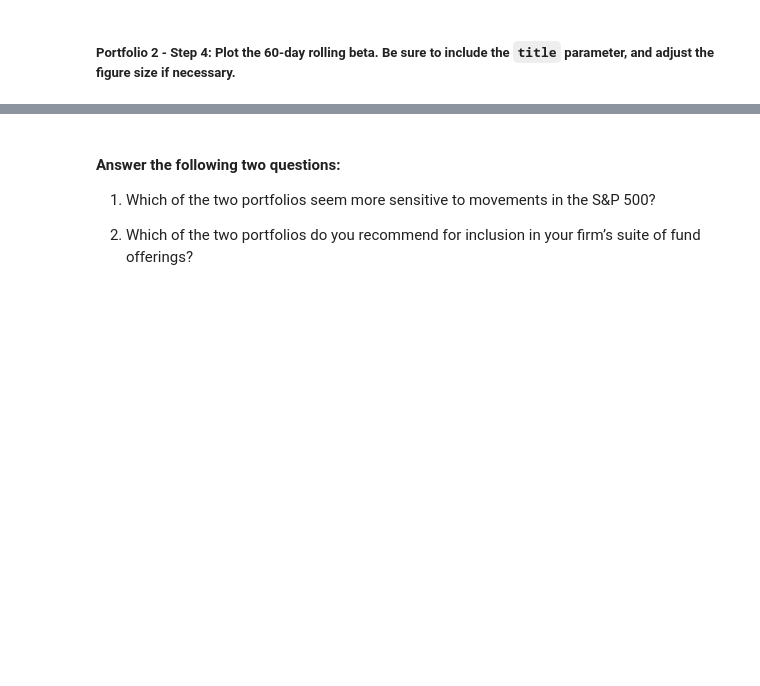
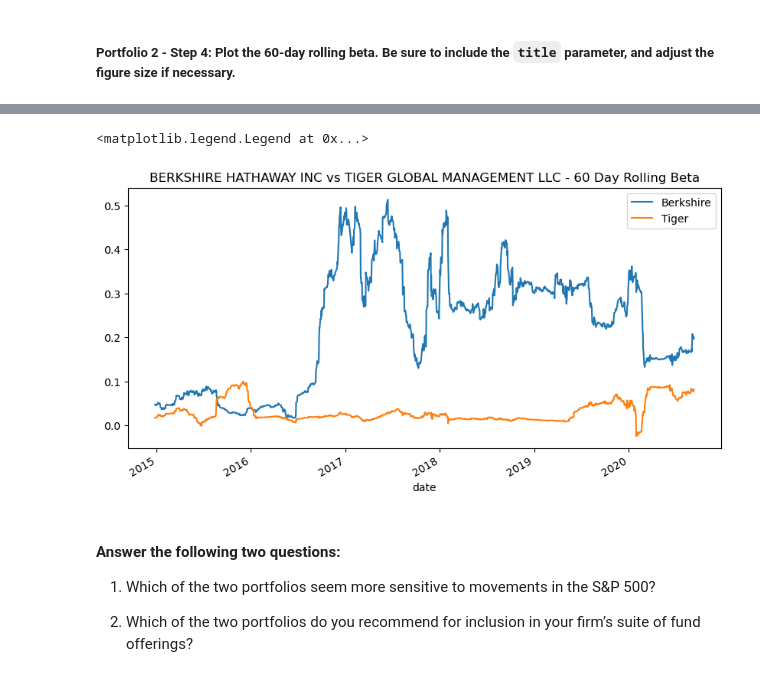
Before and after one commit to Billie-LS/Portfolio-key-risk-management-metrics-analysis, a Jupyter notebook: risk_return_analysis.ipynb, the cells around one changed output, grey strips where cells are left out. Cells and saved outputs as stored; diff of their text form; code cells hidden in the pictures; blank space fills up the shorter version.

```diff
--- a/risk_return_analysis.ipynb
+++ b/risk_return_analysis.ipynb
@@ -626,3 +676,18 @@ dtype: float64
+# %%
+# Set figure of the BERKSHIRE HATHAWAY INC 60-day rolling Beta
+ax = berkshire_roll_60_beta.plot(
+    figsize=(10,5),
+    title='BERKSHIRE HATHAWAY INC vs TIGER GLOBAL MANAGEMENT LLC - 60 Day Rolling Beta',
+)
+
+# Plot TIGER GLOBAL MANAGEMENT LLC 60-day rolling Beta on the same figure
+tiger_roll_60_beta.plot(ax=ax)
+
+# Set the legend of the figure
+ax.legend(['Berkshire', 'Tiger'])
+# %% [output]
+<matplotlib.legend.Legend at 0x...>
+[figure, added]
 # %% [markdown]
 #### Answer the following two questions:
 
```
Also changed, not shown: parts of 12 cells of this notebook, 1 other file.
